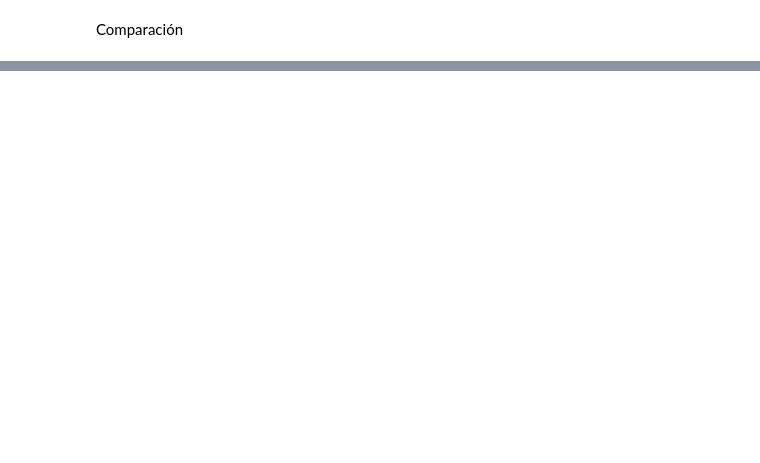
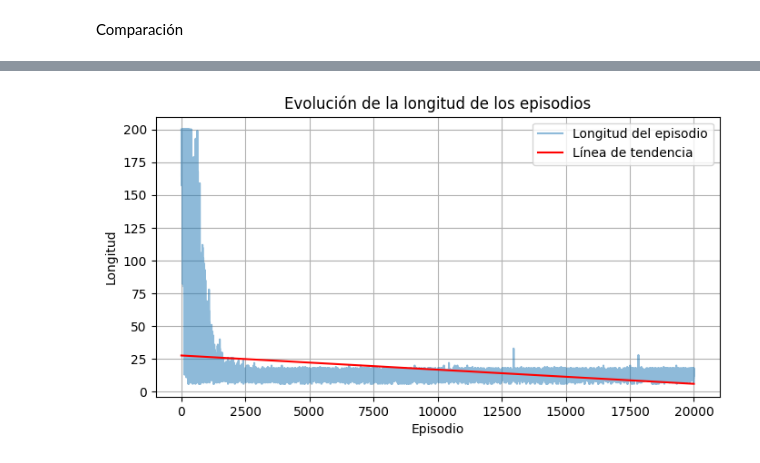
Before and after one commit to MrCharli03/RL_BFRRCE, a Jupyter notebook: NotebookTD.ipynb, the cells around one changed output, grey strips where cells are left out. Drawn from its saved outputs; the diff is of its cells as text; code cells hidden in the pictures; blank space fills up the shorter version.

```diff
--- a/NotebookTD.ipynb
+++ b/NotebookTD.ipynb
@@ -618,0 +783,4 @@ plot_comparison(episodes_sizes, episodes_sizes1)
+# %%
+plot_episode_lengths(episodes_sizes_sarsa)
+# %% [output]
+[figure, added]
```
Also changed, not shown: parts of 32 cells of this notebook.
